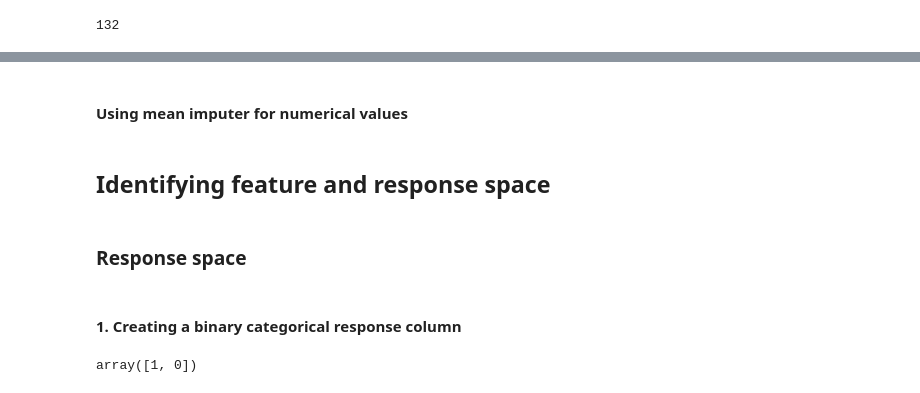
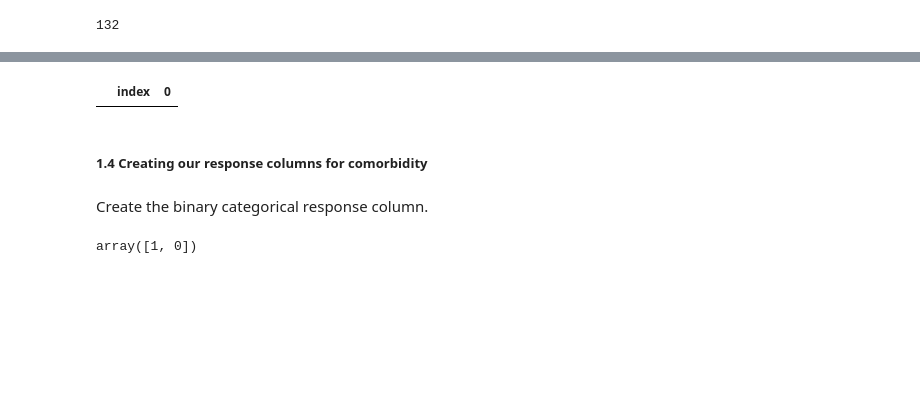
Before and after one commit to greghowa/CS6140-HW6, a Jupyter notebook: assignment6.ipynb, the cells around one changed output, grey strips where cells are left out. Drawn from its saved outputs; the diff is of its cells as text; code cells hidden in the pictures; blank space fills up the shorter version.

```diff
--- a/assignment6.ipynb
+++ b/assignment6.ipynb
@@ -230,6 +258,4 @@ Index(['CHCKDNY2', '_RACEGR3', '_RACEG21', '_RACE', 'CHECKUP1', '_PRACE1',
       dtype='object')
-# %% [markdown]
-#### Using mean imputer for numerical values
 # %%
 from sklearn.impute import SimpleImputer
 
@@ -242,10 +268,15 @@ def impute_by_mean(col_name):
 # Imputing missing values for features having < 20% missing values
 for col in impute_features:
     impute_by_mean(col)
-# %% [markdown]
-## Identifying feature and response space
+# %%
+# Confirm no data is still missing
+still_missing_values_cols = df.isna().sum()
+still_missing_values_cols = still_missing_values_cols[still_missing_values_cols!=0].sort_values()
+still_missing_values_cols.reset_index()
+# %% [output]
+|  | index | 0 |
 # %% [markdown]
-### Response space
+##### 1.4 Creating our response columns for comorbidity
 # %% [markdown]
-#### 1. Creating a binary categorical response column
+Create the binary categorical response column.
 # %%
```
Also changed, not shown: parts of 38 cells of this notebook, 6 other files.
